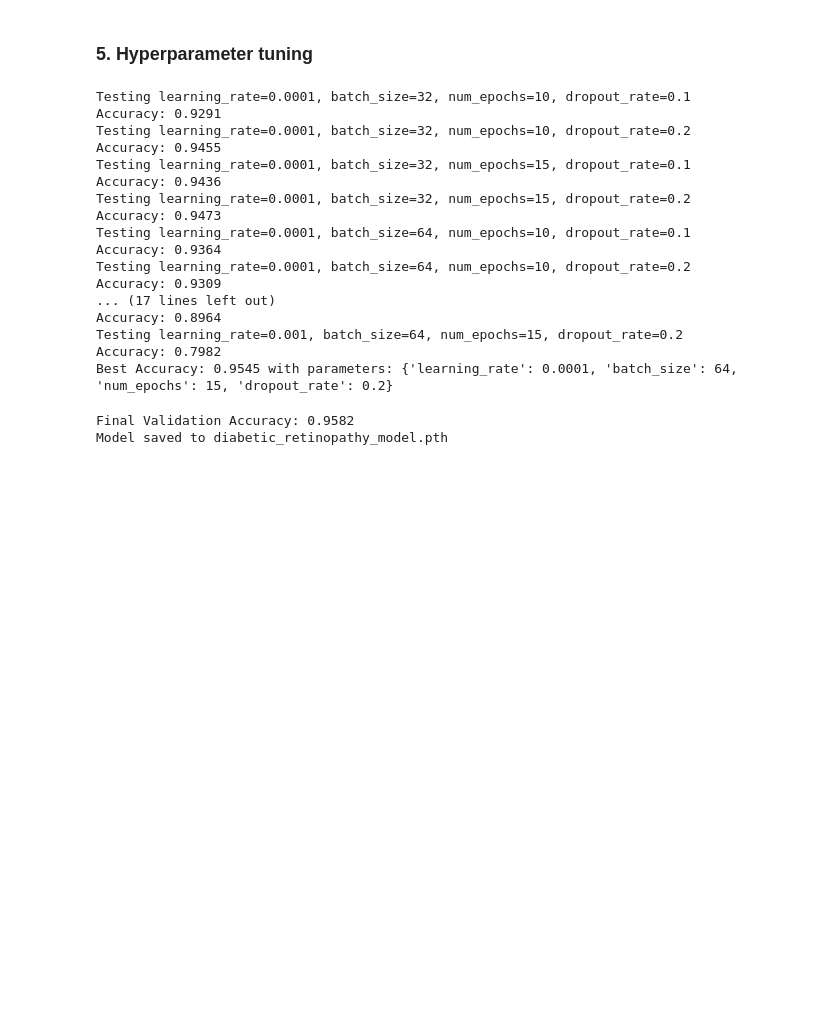
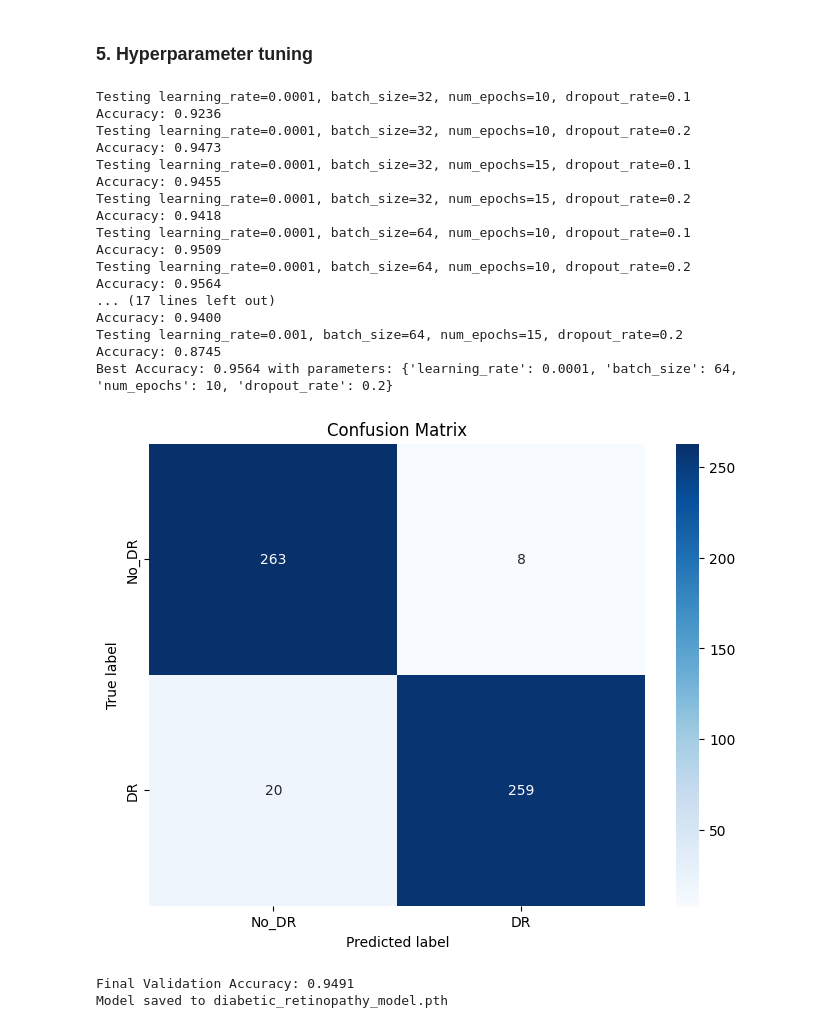
Before and after one commit to prasangeet/Diabetic-Retinopathy, a Jupyter notebook: DiabeticRetinopathy.ipynb, the cells around one changed output. Drawn from its saved outputs; the diff is of its cells as text; code cells hidden in the pictures; blank space fills up the shorter version.

```diff
--- a/DiabeticRetinopathy.ipynb
+++ b/DiabeticRetinopathy.ipynb
@@ -160,7 +153,7 @@ def train_model(model, train_loader, val_loader, num_epochs=10):
     for epoch in range(num_epochs):
         model.train()
         for images, labels in train_loader:
-            images, labels = images.to('cuda'), labels.to('cuda')
+            images, labels = images.to(device), labels.to(device)
             optimizer.zero_grad()
             outputs = model(images)
             loss = criterion(outputs, labels)
@@ -172,7 +165,7 @@ def train_model(model, train_loader, val_loader, num_epochs=10):
         val_labels, val_preds = [], []
         with torch.no_grad():
             for images, labels in val_loader:
-                images = images.to('cuda')
+                images = images.to(device)
                 outputs = model(images)
                 _, preds = torch.max(outputs, 1)
                 val_preds.extend(preds.cpu().numpy())
@@ -235,15 +228,13 @@ import numpy as np
 from sklearn.metrics import accuracy_score
 from itertools import product
 
-# Define hyperparameter search space
 learning_rates = [1e-4, 1e-3]
 batch_sizes = [32, 64]
 num_epochs_list = [10, 15]
 dropout_rates = [0.1, 0.2]
 
-# Function to train the model with specified hyperparameters
 def train_with_hyperparameters(learning_rate, batch_size, num_epochs, dropout_rate):
-    model = CustomCNN(dropout_rate).to(device)  # Modify model to accept dropout rate
+    model = CustomCNN(dropout_rate).to(device)
     train_loader = DataLoader([(img, label) for (img, _), label in zip(train_data, train_labels_binary)],
                               batch_size=batch_size, shuffle=True)
     val_loader = DataLoader([(img, label) for (img, _), label in zip(val_data, val_labels_binary)],
@@ -262,7 +253,6 @@ def train_with_hyperparameters(learning_rate, batch_size, num_epochs, dropout_ra
             loss.backward()
             optimizer.step()
 
-    # Validation
     model.eval()
     val_labels, val_preds = [], []
     with torch.no_grad():
@@ -276,11 +266,9 @@ def train_with_hyperparameters(learning_rate, batch_size, num_epochs, dropout_ra
     acc = accuracy_score(val_labels, val_preds)
     return acc
 
-# Keep track of the best hyperparameters
 best_acc = 0
 best_params = {}
 
-# Perform hyperparameter tuning
 for learning_rate, batch_size, num_epochs, dropout_rate in product(learning_rates, batch_sizes, num_epochs_list, dropout_rates):
     print(f'Testing learning_rate={learning_rate}, batch_size={batch_size}, num_epochs={num_epochs}, dropout_rate={dropout_rate}')
     acc = train_with_hyperparameters(learning_rate, batch_size, num_epochs, dropout_rate)
@@ -298,26 +286,25 @@ for learning_rate, batch_size, num_epochs, dropout_rate in product(learning_rate
 print(f'Best Accuracy: {best_acc:.4f} with parameters: {best_params}')
 # %% [output]
 Testing learning_rate=0.0001, batch_size=32, num_epochs=10, dropout_rate=0.1
-Accuracy: 0.9291
+Accuracy: 0.9236
 Testing learning_rate=0.0001, batch_size=32, num_epochs=10, dropout_rate=0.2
+Accuracy: 0.9473
+Testing learning_rate=0.0001, batch_size=32, num_epochs=15, dropout_rate=0.1
 Accuracy: 0.9455
-Testing learning_rate=0.0001, batch_size=32, num_epochs=15, dropout_rate=0.1
-Accuracy: 0.9436
 Testing learning_rate=0.0001, batch_size=32, num_epochs=15, dropout_rate=0.2
-Accuracy: 0.9473
+Accuracy: 0.9418
 Testing learning_rate=0.0001, batch_size=64, num_epochs=10, dropout_rate=0.1
-Accuracy: 0.9364
+Accuracy: 0.9509
 Testing learning_rate=0.0001, batch_size=64, num_epochs=10, dropout_rate=0.2
-Accuracy: 0.9309
+Accuracy: 0.9564
 ... (17 lines left out)
-Accuracy: 0.8964
+Accuracy: 0.9400
 Testing learning_rate=0.001, batch_size=64, num_epochs=15, dropout_rate=0.2
-Accuracy: 0.7982
-Best Accuracy: 0.9545 with parameters: {'learning_rate': 0.0001, 'batch_size': 64, 'num_epochs': 15, 'dropout_rate': 0.2}
+Accuracy: 0.8745
+Best Accuracy: 0.9564 with parameters: {'learning_rate': 0.0001, 'batch_size': 64, 'num_epochs': 10, 'dropout_rate': 0.2}
 # %%
-# Training the model with the best hyperparameters
 def train_final_model(best_params):
-    model = CustomCNN(best_params['dropout_rate']).to(device)  # Initialize model with best dropout rate
+    model = CustomCNN(best_params['dropout_rate']).to(device)
     train_loader = DataLoader([(img, label) for (img, _), label in zip(train_data, train_labels_binary)],
                               batch_size=best_params['batch_size'], shuffle=True)
     val_loader = DataLoader([(img, label) for (img, _), label in zip(val_data, val_labels_binary)],
@@ -328,35 +315,34 @@ def train_final_model(best_params):
 
     for epoch in range(best_params['num_epochs']):
         model.train()
         for images, labels in train_loader:
             images, labels = images.to(device), labels.to(device)
             optimizer.zero_grad()
             outputs = model(images)
             loss = criterion(outputs, labels)
             loss.backward()
             optimizer.step()
 
-    # Validation accuracy after training
     model.eval()
     val_labels, val_preds = [], []
     with torch.no_grad():
         for images, labels in val_loader:
             images = images.to(device)
             outputs = model(images)
             _, preds = torch.max(outputs, 1)
             val_preds.extend(preds.cpu().numpy())
             val_labels.extend(labels.cpu().numpy())
 
     acc = accuracy_score(val_labels, val_preds)
+    plot_confusion_matrix(val_labels, val_preds, ["No_DR", "DR"])
     print(f'Final Validation Accuracy: {acc:.4f}')
 
-    # Save the model
     model_path = 'diabetic_retinopathy_model.pth'
     torch.save(model.state_dict(), model_path)
     print(f'Model saved to {model_path}')
 
-# Call the function with the best hyperparameters
 train_final_model(best_params)
 # %% [output]
+[figure, added]
-Final Validation Accuracy: 0.9582
+Final Validation Accuracy: 0.9491
 Model saved to diabetic_retinopathy_model.pth
```
Also changed, not shown: parts of 2 cells of this notebook, 1 other file.
